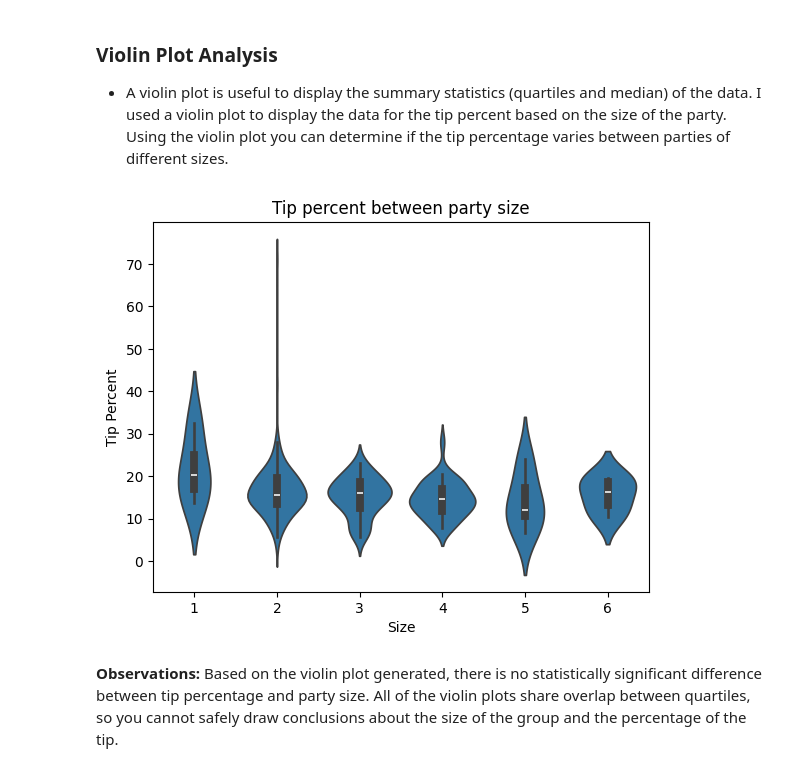
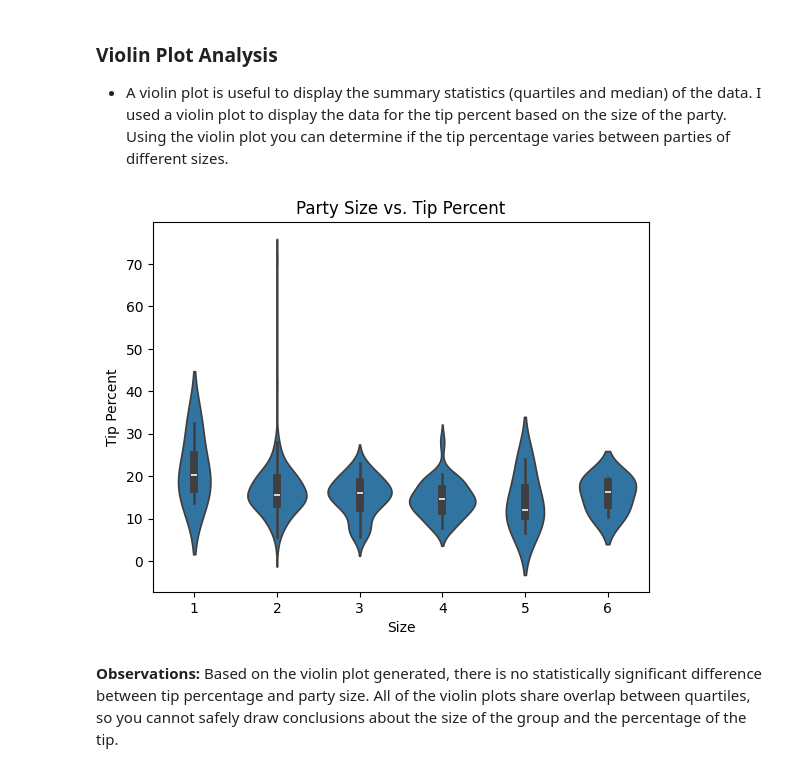
Before and after one commit to gmill88/datafun-06-eda, a Jupyter notebook: miller_eda.ipynb, the cells around one changed output. Saved outputs shown, nothing was run; the diff lists cells and outputs as text; code cells hidden in the pictures.

```diff
--- a/miller_eda.ipynb
+++ b/miller_eda.ipynb
@@ -156,10 +156,10 @@ plt.show()
 # %%
 sns.violinplot(x='Size', y='Tip Percent', data=df)
 
-plt.title('Tip percent between party size')
+plt.title('Party Size vs. Tip Percent')
 plt.show()
 # %% [output]
-[figure, old version]
+[figure, new version]
 # %% [markdown]
 **Observations:** Based on the violin plot generated, there is no statistically significant difference between tip percentage and party size. All of the violin plots share overlap between quartiles, so you cannot safely draw conclusions about the size of the group and the percentage of the tip.
 # %% [markdown]
```
Also changed, not shown: parts of 1 cell of this notebook, 1 other file.
